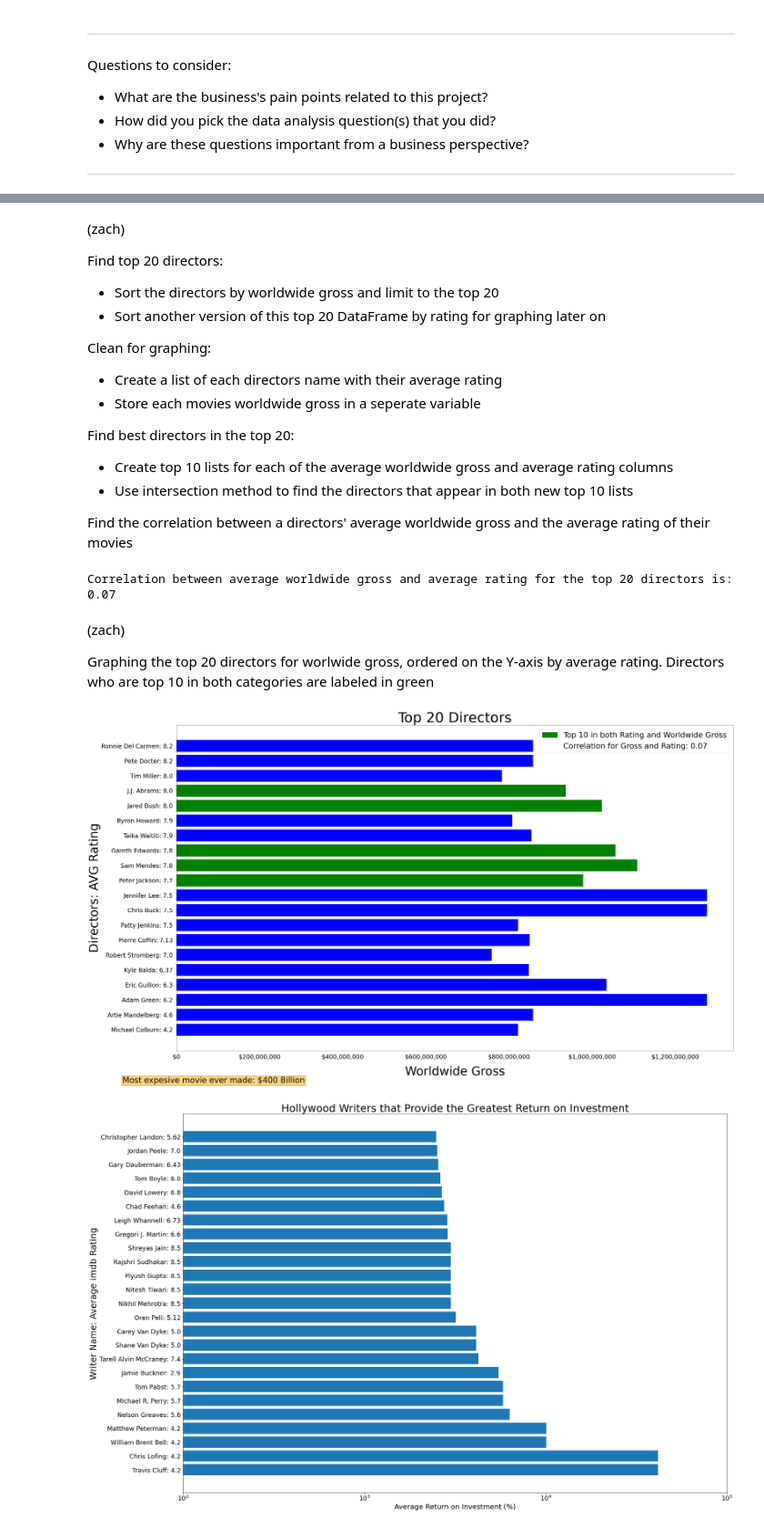
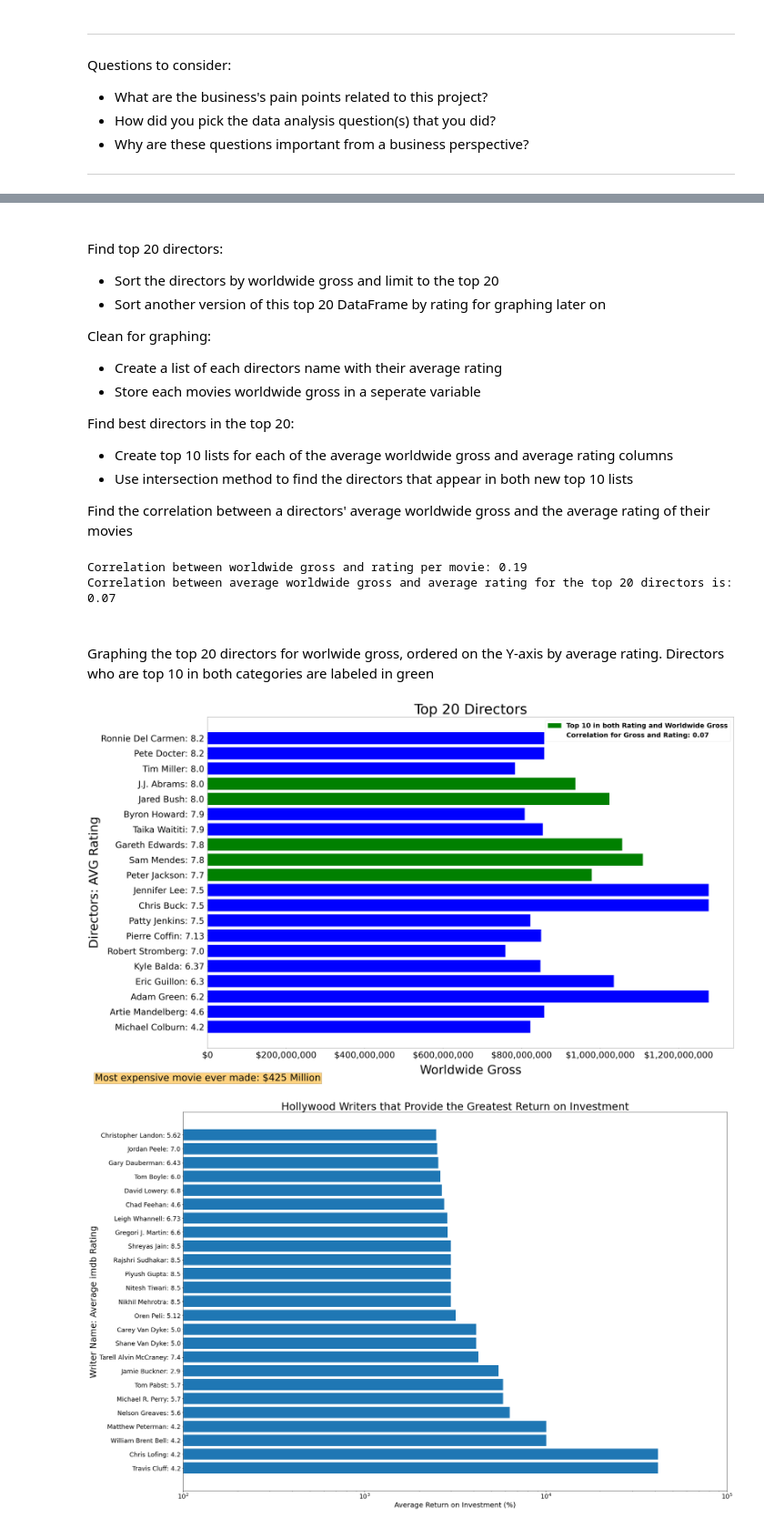
Before and after one commit to zach-hanly/microsoft_movie_project, a Jupyter notebook: master_notebook.ipynb, the cells around one changed output, grey strips where cells are left out. Shown at 91% size. Drawn from its saved outputs; the diff is of its cells as text; code cells hidden in the pictures.

```diff
--- a/master_notebook.ipynb
+++ b/master_notebook.ipynb
@@ -188,7 +187,7 @@ Questions to consider:
 # %%
 # Here you run your code to model the data
 # %% [markdown]
-(zach)
+<br>
 
 Find top 20 directors:
 - Sort the directors by worldwide gross and limit to the top 20
@@ -221,10 +220,12 @@ top_grossed = top20_directors.worldwide_gross[:10].index
 top_directors = top_rated.intersection(top_grossed)
 
 # correlation
-corr = round(top20_directors.corr().iloc[0][1], 2)
-print()
-print(f'Correlation between average worldwide gross and average rating for the top 20 directors is: {corr}')
+corr_per_director = round(top20_directors.corr().iloc[0][1], 2)
+corr_per_movie = dropped[['averagerating', 'worldwide_gross']].corr().iloc[0][1].round(2)
+print(f'Correlation between worldwide gross and rating per movie: {corr_per_movie}')
+print(f'Correlation between average worldwide gross and average rating for the top 20 directors is: {corr_per_director}')
 # %% [output]
+Correlation between worldwide gross and rating per movie: 0.19
 Correlation between average worldwide gross and average rating for the top 20 directors is: 0.07
 # %%
 #find top writers based on Return on Investment
@@ -235,45 +236,46 @@ wnames = writers_plot.index
 wratings = writers_plot.averagerating.values.round(2)
 wnames_wrating = [x+': '+str(y) for x,y in zip(wnames,wratings)]
 # %% [markdown]
-(zach)
+<br>
 
 Graphing the top 20 directors for worlwide gross, ordered on the Y-axis by average rating. Directors who are top 10 in both categories are labeled in green
 # %%
-fig, ax = plt.subplots(figsize=(50,30))
+fig, ax = plt.subplots(figsize=(60,35))
+plt.subplots_adjust(left=0.2)
 
 # create list of bar color codes
 bin_colors = ['b' if x not in top_directors else 'g' for x in top20_dir_by_rating.index]
 
 # Bar chart
 ax.barh(names_with_rating, gross, color=bin_colors)
-ax.set_title('Top 20 Directors', size=70)
+ax.set_title('Top 20 Directors', size=80)
 
 # Y-axis
-ax.set_ylabel('Directors: AVG Rating', size=60)
+ax.set_ylabel('Directors: AVG Rating', size=70)
 ax.set_yticks(list(range(0,20)))
-ax.set_yticklabels(names_with_rating, size=30)
+ax.set_yticklabels(names_with_rating, size=50)
 
 # X-axis
-ax.set_xlabel('Worldwide Gross', size=60)
+ax.set_xlabel('Worldwide Gross', size=70)
 ax.xaxis.labelpad = 30
 x_ticks = [0,200000000, 400000000, 600000000, 800000000, 1000000000, 1200000000]
 x_lables = ['$0', '$200,000,000', '$400,000,000', '$600,000,000', \
             '$800,000,000', '$1,000,000,000', '$1,200,000,000']
 ax.set_xticks(x_ticks)
-ax.set_xticklabels(x_lables, size=30)
+ax.set_xticklabels(x_lables, size=50)
 ax.tick_params(axis='both', which='major', pad=15)
 
 # Legend
 green_patch = mpatches.Patch(color='green', label='Top 10 in both Rating and Worldwide Gross')
-corr_patch = mpatches.Patch(color='None',label=f'Correlation for Gross and Rating: {corr}')
-plt.legend(handles=[green_patch, corr_patch], prop={'size': 38}, loc='upper right')
+corr_patch = mpatches.Patch(color='None',label=f'Correlation for Gross and Rating: {corr_per_director}')
+plt.legend(handles=[green_patch, corr_patch], prop={'size': 38, 'weight': 'bold'}, loc='upper right')
 
 # footnote
 bbox_ = {"facecolor":"orange", "alpha":0.5, "pad":5}
-plt.figtext(0.05, 0.05, "Most expesive movie ever made: $400 Billion", ha="left", fontsize=40, bbox=bbox_);
+plt.figtext(0.05, 0.05, "Most expensive movie ever made: $425 Million", ha="left", fontsize=55, bbox=bbox_);
 plt.savefig('top_directors.png')
 # %% [output]
-[figure, old version]
+[figure, new version]
 # %%
 fig2, ax2 = plt.subplots(figsize = (28,20))
 x = wnames_wrating
```
Also changed, not shown: parts of 14 cells of this notebook, 2 other files.
